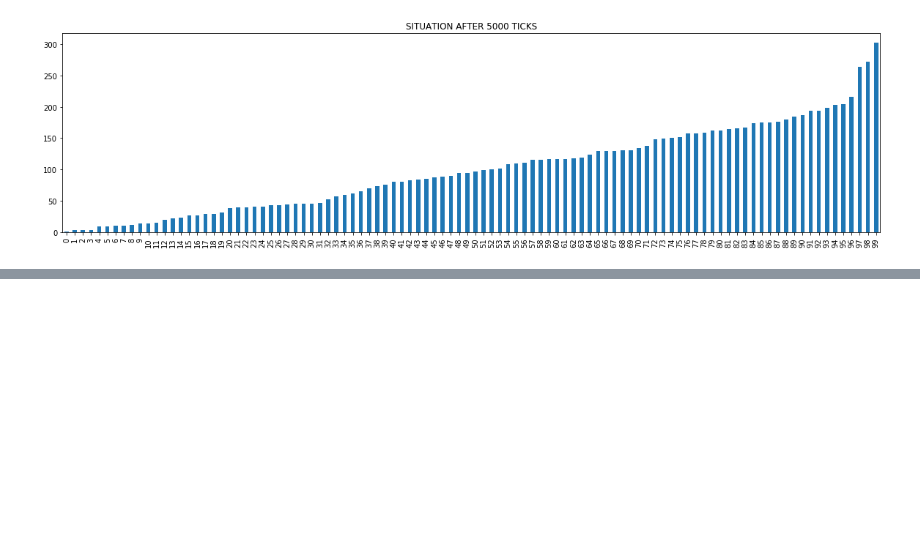
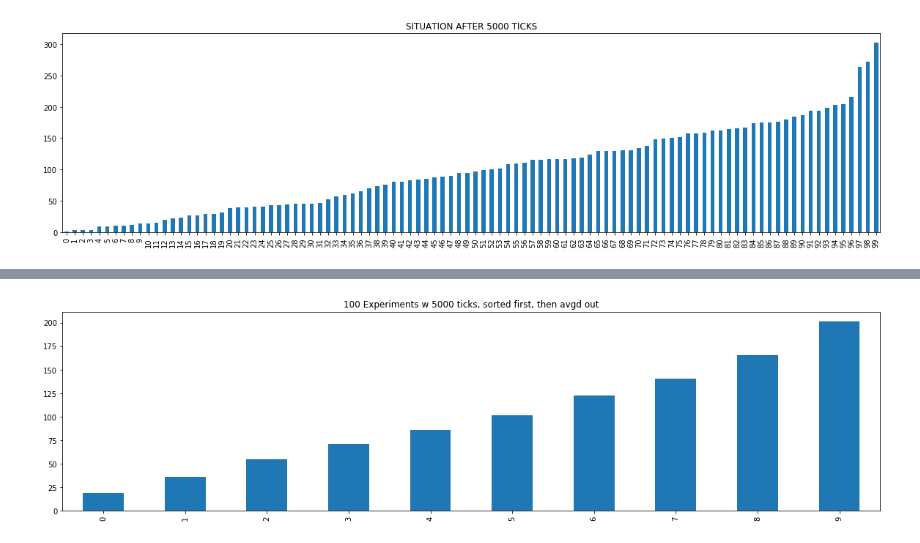
Before and after one commit to taylanbil/keremmakale, a Jupyter notebook: craparticle.ipynb, the cells around one changed output, grey strips where cells are left out. Saved outputs shown, nothing was run; the diff lists cells and outputs as text; code cells hidden in the pictures; blank space fills up the shorter version.

```diff
--- a/craparticle.ipynb
+++ b/craparticle.ipynb
@@ -77,0 +101,17 @@ ax.set_title('{} Experiments w {} ticks, sorted first, then avgd out'.format(N_M
+# %%
+N_MC = 100
+give_to_self = False
+for i in range(N_MC):
+    x = Xperiment()
+    x.N_PPL = 10
+    x.run(give_to_self=give_to_self)
+    if i == 0:
+        ys = pd.Series(sorted(x.balances))
+    else:
+        ys += pd.Series(sorted(x.balances))
+
+ys /= N_MC
+ax = ys.plot(kind='bar', figsize=(20, 5))
+ax.set_title('{} Experiments w {} ticks, sorted first, then avgd out'.format(N_MC, x.N_TICKS));
+# %% [output]
+[figure, added]
```
Also changed, not shown: parts of 12 cells of this notebook, 2 other files.
